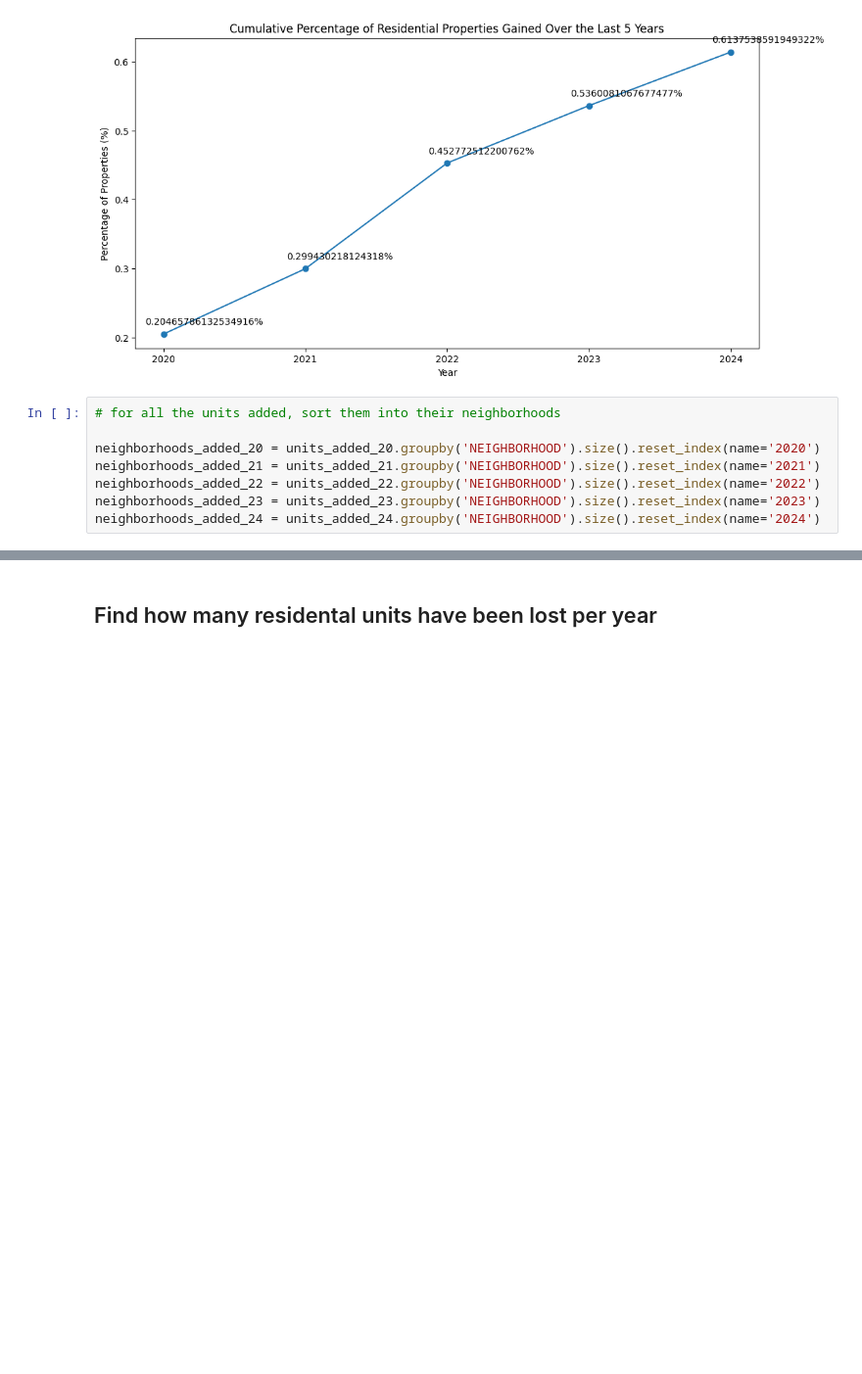
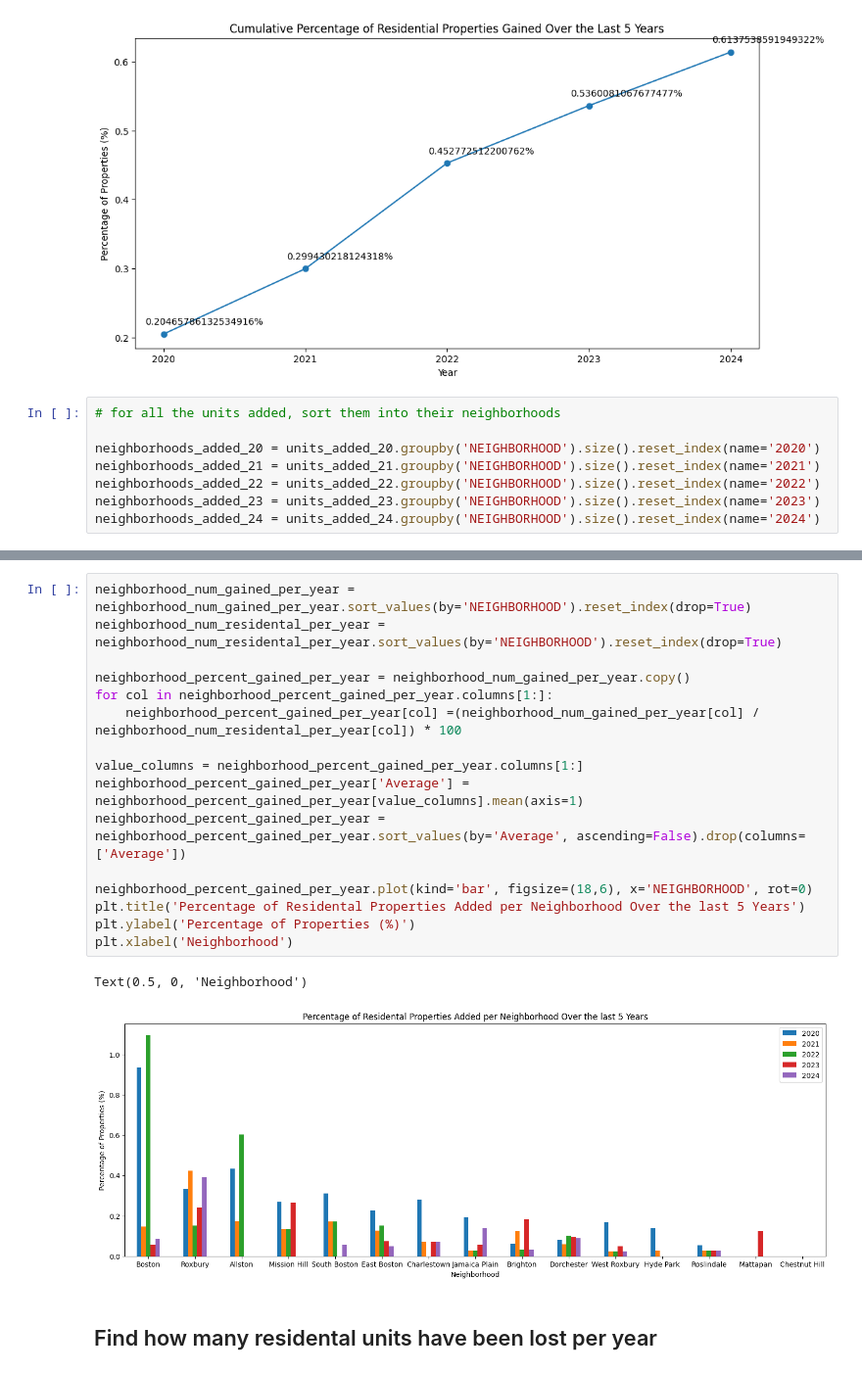
Before and after one commit to BU-Spark/ds-boston-remodeling, a Jupyter notebook: sp24-team-c/Final Insights/property-loss-by-neighborhood.ipynb, the cells around one changed output, grey strips where cells are left out. Shown at 98% size. Cells and saved outputs as stored; diff of their text form; blank space fills up the shorter version.

Commit message:
added percentage versions of gained/lost/net per neighborhood

```diff
--- a/sp24-team-c/Final Insights/property-loss-by-neighborhood.ipynb
+++ b/sp24-team-c/Final Insights/property-loss-by-neighborhood.ipynb
@@ -354,3 +276,22 @@ Text(0.5, 0, 'Neighborhood')
+# %%
+neighborhood_num_gained_per_year = neighborhood_num_gained_per_year.sort_values(by='NEIGHBORHOOD').reset_index(drop=True)
+neighborhood_num_residental_per_year = neighborhood_num_residental_per_year.sort_values(by='NEIGHBORHOOD').reset_index(drop=True)
+
+neighborhood_percent_gained_per_year = neighborhood_num_gained_per_year.copy()
+for col in neighborhood_percent_gained_per_year.columns[1:]:
+    neighborhood_percent_gained_per_year[col] =(neighborhood_num_gained_per_year[col] / neighborhood_num_residental_per_year[col]) * 100
+
+value_columns = neighborhood_percent_gained_per_year.columns[1:]
+neighborhood_percent_gained_per_year['Average'] = neighborhood_percent_gained_per_year[value_columns].mean(axis=1)
+neighborhood_percent_gained_per_year = neighborhood_percent_gained_per_year.sort_values(by='Average', ascending=False).drop(columns=['Average'])
+
+neighborhood_percent_gained_per_year.plot(kind='bar', figsize=(18,6), x='NEIGHBORHOOD', rot=0)
+plt.title('Percentage of Residental Properties Added per Neighborhood Over the last 5 Years')
+plt.ylabel('Percentage of Properties (%)')
+plt.xlabel('Neighborhood')
+# %% [output]
+Text(0.5, 0, 'Neighborhood')
+[figure, added]
 # %% [markdown]
 ## Find how many residental units have been lost per year
 # %%
```
Also changed, not shown: parts of 4 cells of this notebook.
